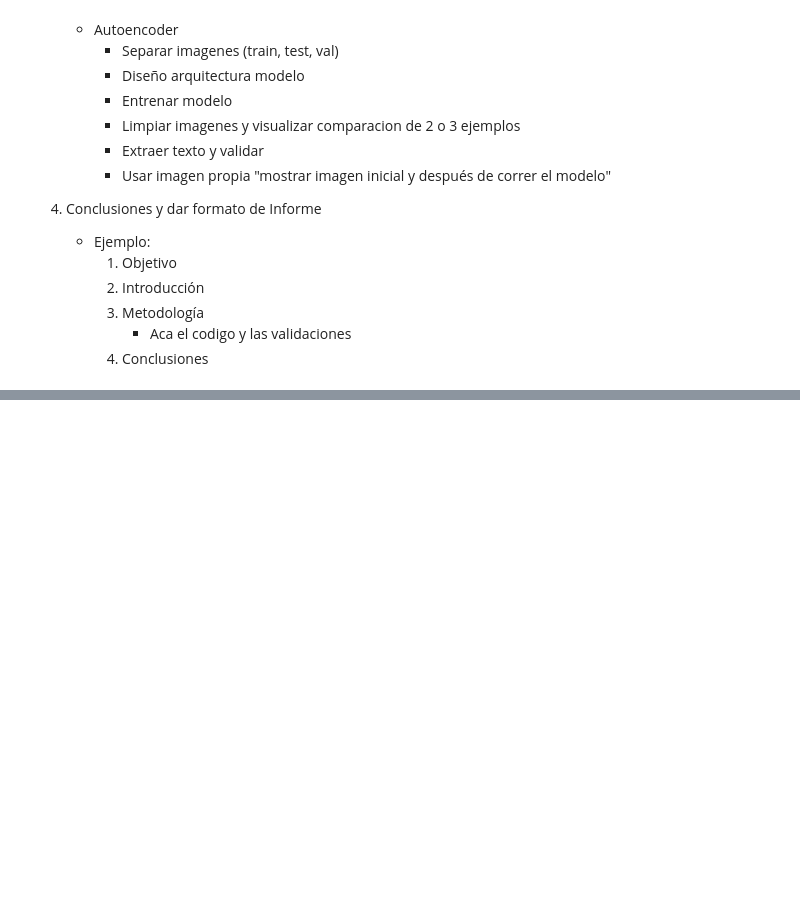
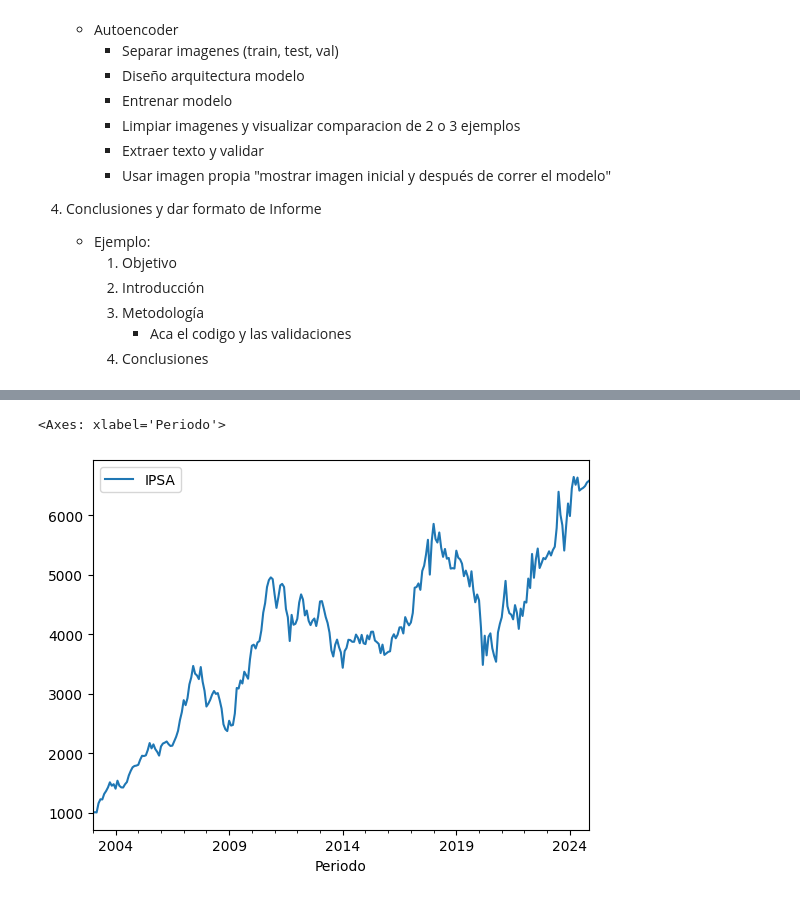
Before and after one commit to Gaddran/Tarea3MLA, a Jupyter notebook: Tarea3MLA.ipynb, the cells around one changed output, grey strips where cells are left out. Saved outputs shown, nothing was run; the diff lists cells and outputs as text; code cells hidden in the pictures; blank space fills up the shorter version.

Commit message:
fin Ipsa?

```diff
--- a/Tarea3MLA.ipynb
+++ b/Tarea3MLA.ipynb
@@ -61,0 +85,2 @@
+# %%
+df_IPSA = pd.read_excel(r'./Cuadro_13122024183130.xlsx', header=2)
@@ -61,0 +108,14 @@
+# %%
+# Seteo de fecha como indice
+df_IPSA.set_index('Periodo', inplace=True)
+
+# renombre de columna
+df_IPSA.rename(columns={'1.IPSA  (índice enero 2003=1000)                      ':'IPSA'}, inplace=True)
+
+# Escalamiento para modelo
+scaler = MinMaxScaler(feature_range=(0, 1))
+df_IPSA['Escalado'] = scaler.fit_transform(df_IPSA[['IPSA']])
+df_IPSA.plot(y='IPSA')
+# %% [output]
+<Axes: xlabel='Periodo'>
+[figure, added]
```
Also changed, not shown: parts of 15 cells of this notebook, 2 other files.
